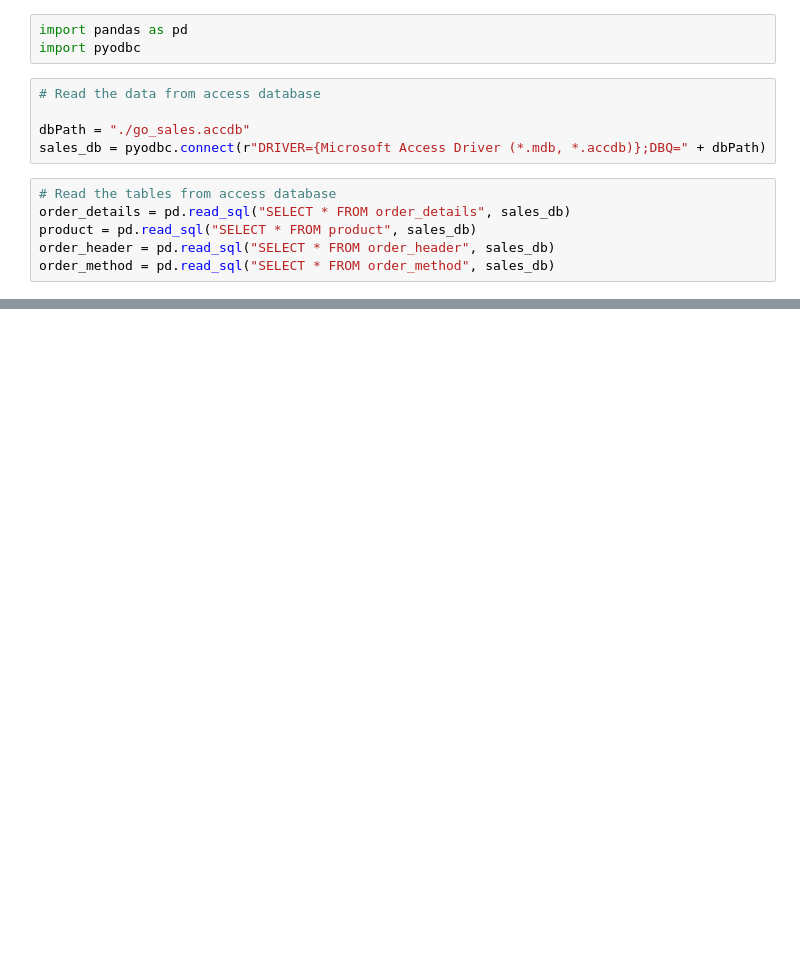
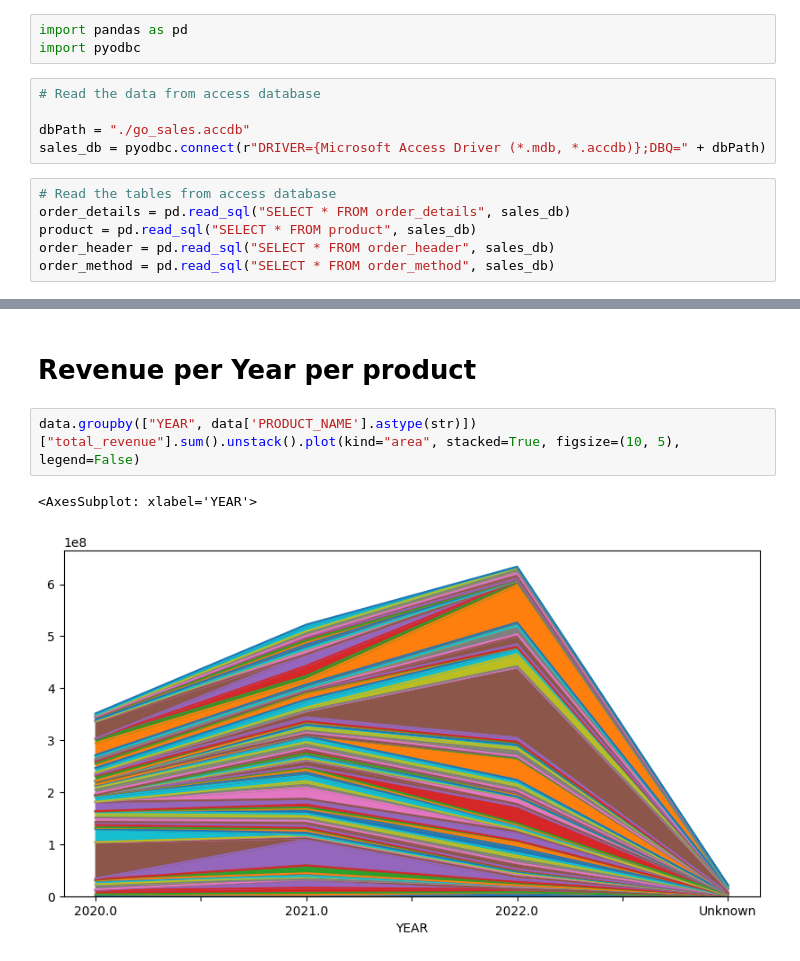
Before and after one commit to ManoloTonto1/semester-4-py-shit, a Jupyter notebook: index.ipynb, the cells around one changed output, grey strips where cells are left out. Drawn from its saved outputs; the diff is of its cells as text; blank space fills up the shorter version.

```diff
--- a/index.ipynb
+++ b/index.ipynb
@@ -43,0 +101,7 @@ Name: total_revenue, Length: 4084, dtype: float64
+# %% [markdown]
+# Revenue per Year per product
+# %%
+data.groupby(["YEAR", data['PRODUCT_NAME'].astype(str)])["total_revenue"].sum().unstack().plot(kind="area", stacked=True, figsize=(10, 5), legend=False)
+# %% [output]
+<AxesSubplot: xlabel='YEAR'>
+[figure, added]
```
Also changed, not shown: parts of 17 cells of this notebook, 1 other file.
